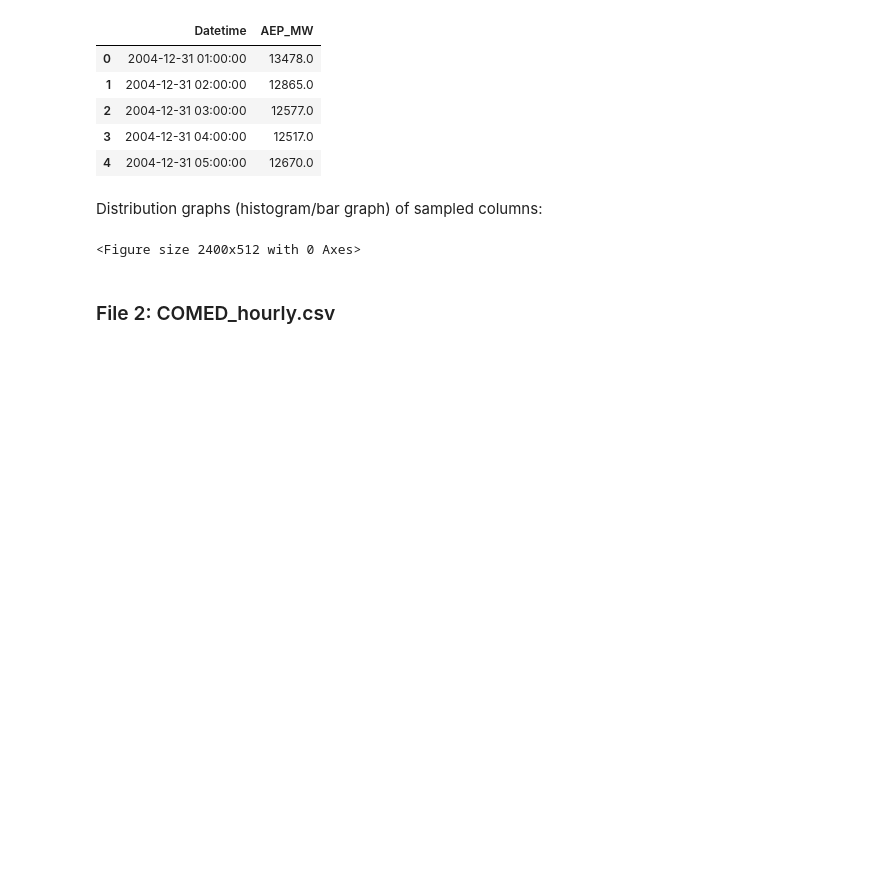
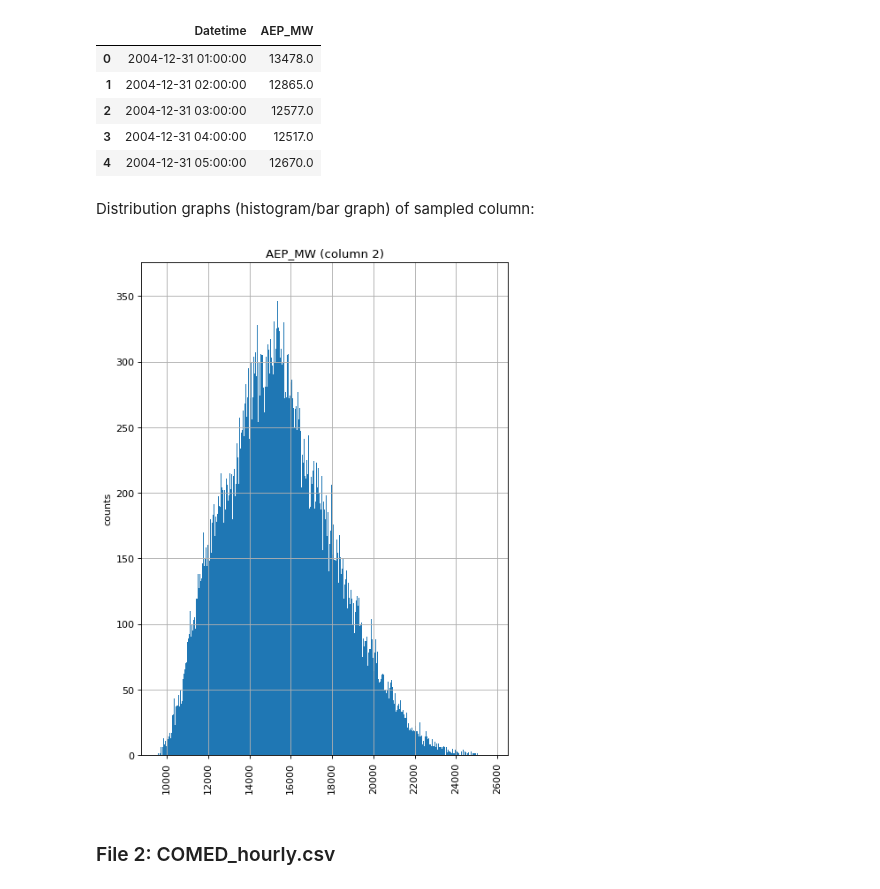
Before and after one commit to PaoloPichini/energy-load-MLP, a Jupyter notebook: energy-load-MLP.ipynb, the cells around one changed output. Cells and saved outputs as stored; diff of their text form; code cells hidden in the pictures; blank space fills up the shorter version.

Commit message:
Plotting function fixed

```diff
--- a/energy-load-MLP.ipynb
+++ b/energy-load-MLP.ipynb
@@ -62,22 +64,24 @@ print(os.listdir(path))
 # %%
 # Distribution graphs (histogram/bar graph) of column data
-def plotPerColumnDistribution(df, nGraphShown, nGraphPerRow):
-    nunique = df.nunique()
-    df = df[[col for col in df if nunique[col] > 1 and nunique[col] < 50]] # For displaying purposes, pick columns that have between 1 and 50 unique values
-    nRow, nCol = df.shape
+def plotDistribution(df, plotCol, nBins):
+    # plotCol is 1-based index, convert to 0-based
+    col_idx = plotCol - 1
     columnNames = list(df)
-    nGraphRow = (nCol + nGraphPerRow - 1) / nGraphPerRow
-    plt.figure(num = None, figsize = (6 * nGraphPerRow, 8 * nGraphRow), dpi = 80, facecolor = 'w', edgecolor = 'k')
-    for i in range(min(nCol, nGraphShown)):
-        plt.subplot(nGraphRow, nGraphPerRow, i + 1)
-        columnDf = df.iloc[:, i]
-        if (not np.issubdtype(type(columnDf.iloc[0]), np.number)):
-            valueCounts = columnDf.value_counts()
-            valueCounts.plot.bar()
-        else:
-            columnDf.hist()
-        plt.ylabel('counts')
-        plt.xticks(rotation = 90)
-        plt.title(f'{columnNames[i]} (column {i})')
-    plt.tight_layout(pad = 1.0, w_pad = 1.0, h_pad = 1.0)
+    # Check if col_idx is within the valid range
+    if col_idx < 0 or col_idx >= len(columnNames):
+        raise IndexError(f"plotCol {plotCol} is out of range")
+    # Get the specific column data
+    columnDf = df.iloc[:, col_idx]
+    # Set up the plot
+    plt.figure(figsize=(6, 8), dpi=80, facecolor='w', edgecolor='k')
+    # Determine if the column is categorical or numerical
+    if not np.issubdtype(columnDf.dtype, np.number):
+        columnDf.value_counts().plot.bar()
+    else:
+        columnDf.hist(bins=nBins)
+    # Labeling the plot
+    plt.ylabel('counts')
+    plt.xticks(rotation=90)
+    plt.title(f'{columnNames[col_idx]} (column {plotCol})')
+    plt.tight_layout(pad=1.0, w_pad=1.0, h_pad=1.0)
     plt.show()
@@ -121,5 +92,5 @@ def plotScatterMatrix(df, plotSize, textSize):
 # %%
-nRowsRead = 1000 # specify 'None' if want to read whole file
+nRowsRead = None # specify 'None' if want to read whole file
 # AEP_hourly.csv has 121273 rows in reality, but we are only loading/previewing the first 1000 rows
 df1 = pd.read_csv(os.path.join(path, "AEP_hourly.csv"), delimiter=',', nrows = nRowsRead)
 df1.dataframeName = 'AEP_hourly.csv'
@@ -139,11 +110,11 @@ df1.head(5)
 | 3 | 2004-12-31 04:00:00 | 12517.0 |
 | 4 | 2004-12-31 05:00:00 | 12670.0 |
 # %% [markdown]
-Distribution graphs (histogram/bar graph) of sampled columns:
+Distribution graphs (histogram/bar graph) of sampled column:
-# %%
-plotPerColumnDistribution(df1, 10, 5)
-# %% [output]
-<Figure size 2400x512 with 0 Axes>
+# %%
+plotDistribution(df1, 2, 1000) # Select '2' to plot the 2nd column (energy load)
+# %% [output]
+[figure, added]
 # %% [markdown]
 ### File 2: COMED_hourly.csv
 # %%
```
Also changed, not shown: parts of 10 cells of this notebook.
